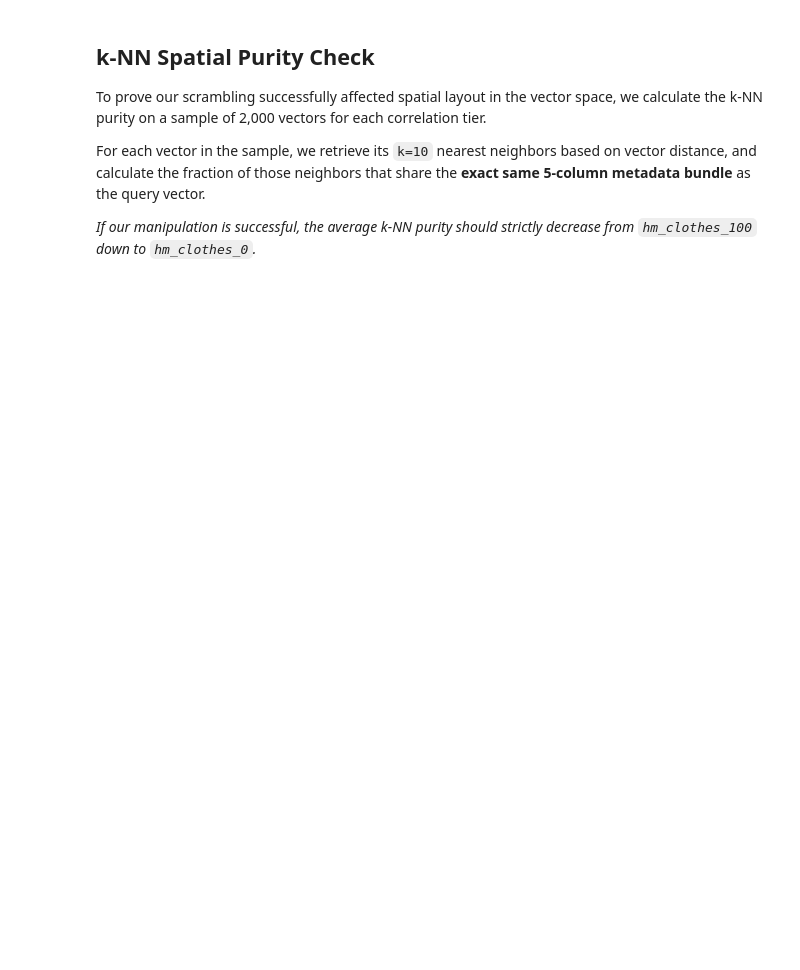
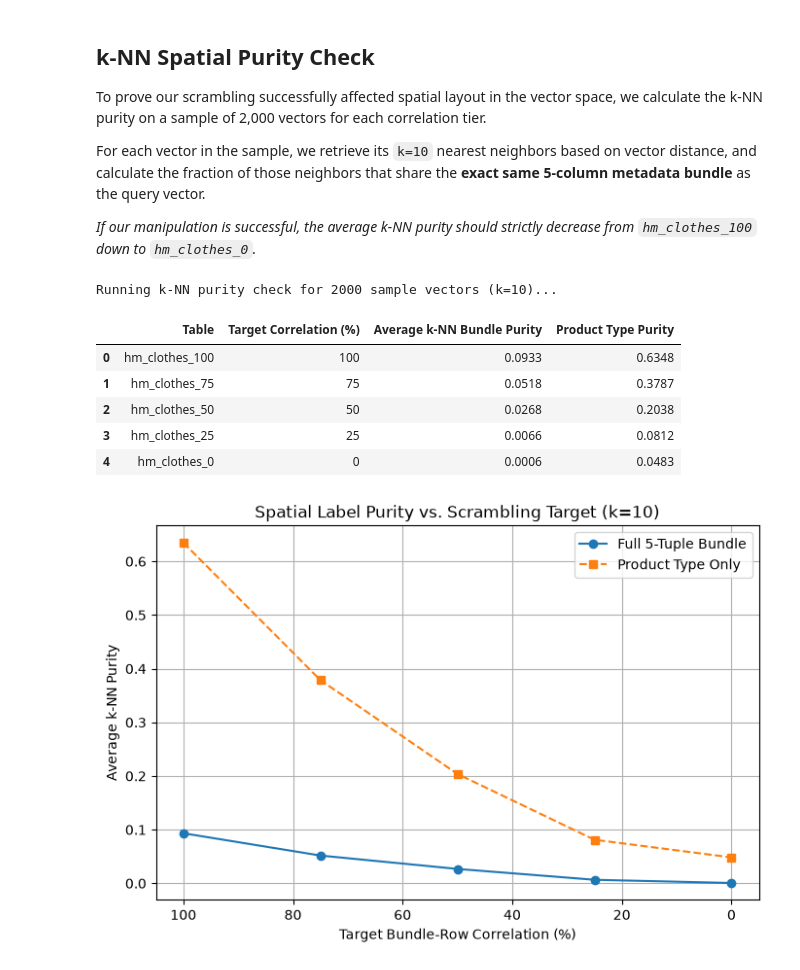
Before and after one commit to AnushkaIsuranga/BSC_Research_Route_Threshold_Huristic, a Jupyter notebook: notebooks/correlation_verification.ipynb, the cells around one changed output. Saved outputs shown, nothing was run; the diff lists cells and outputs as text; code cells hidden in the pictures; blank space fills up the shorter version.

```diff
--- a/notebooks/correlation_verification.ipynb
+++ b/notebooks/correlation_verification.ipynb
@@ -21,7 +21,7 @@ conn = psycopg2.connect(
     port=os.getenv("POSTGRES_HOST_PORT", "5433"),
 )
 
-data_dir = os.path.join("ann-filtering-benchmark-datasets", "data")
+data_dir = os.path.join("..", "ann-filtering-benchmark-datasets", "data")
 payloads_path = os.path.join(data_dir, "payloads.jsonl")
 
 target_columns = [
@@ -82,6 +91,7 @@ print(f"Running k-NN purity check for {sample_size} sample vectors (k={k_neighbo
 
 for table in tables:
     purity_scores = []
+    purity_scores_ptype = []
 
     with conn.cursor() as cur:
         for vid in sample_ids:
@@ -101,34 +111,49 @@ for table in tables:
             cur.execute(f"""
                 SELECT index_group_name, product_type_name, garment_group_name, perceived_colour_master_name, graphical_appearance_name
                 FROM {table}
                 WHERE vector_id != %s
-                ORDER BY embedding <-> %s
+                ORDER BY embedding::halfvec(2048) <=> %s::halfvec(2048)
                 LIMIT %s
             """, (vid, query_emb, k_neighbors))
 
             neighbors = cur.fetchall()
 
             # Purity: how many neighbors share the exact same bundle?
             matches = sum(1 for n in neighbors if tuple(n) == query_bundle)
             purity_scores.append(matches / k_neighbors)
+            matches_ptype = sum(1 for n in neighbors if n[1] == query_bundle[1])
+            purity_scores_ptype.append(matches_ptype / k_neighbors)
 
     avg_purity = np.mean(purity_scores)
+    avg_purity_ptype = np.mean(purity_scores_ptype)
 
     purity_results.append({
         "Table": table,
         "Target Correlation (%)": int(table.split("_")[-1]),
-        "Average k-NN Purity": round(avg_purity, 4)
+        "Average k-NN Bundle Purity": round(avg_purity, 4),
+        "Product Type Purity": round(avg_purity_ptype, 4)
     })
 
 purity_df = pd.DataFrame(purity_results)
 display(purity_df)
 
 # Plot
 plt.figure(figsize=(8, 5))
-plt.plot(purity_df["Target Correlation (%)"], purity_df["Average k-NN Purity"], marker='o', linestyle='-')
+plt.plot(purity_df["Target Correlation (%)"], purity_df["Average k-NN Bundle Purity"], marker='o', linestyle='-', label='Full 5-Tuple Bundle')
+plt.plot(purity_df["Target Correlation (%)"], purity_df["Product Type Purity"], marker='s', linestyle='--', label='Product Type Only')
+plt.legend()
 plt.title(f"Spatial Label Purity vs. Scrambling Target (k={k_neighbors})")
 plt.xlabel("Target Bundle-Row Correlation (%)")
-plt.ylabel("Average k-NN Bundle Purity")
+plt.ylabel("Average k-NN Purity")
 plt.grid(True)
 plt.gca().invert_xaxis() # 100 to 0
 plt.show()
+# %% [output]
+Running k-NN purity check for 2000 sample vectors (k=10)...
+|  | Table | Target Correlation (%) | Average k-NN Bundle Purity | Product Type Purity |
+| 0 | hm_clothes_100 | 100 | 0.0933 | 0.6348 |
+| 1 | hm_clothes_75 | 75 | 0.0518 | 0.3787 |
+| 2 | hm_clothes_50 | 50 | 0.0268 | 0.2038 |
+| 3 | hm_clothes_25 | 25 | 0.0066 | 0.0812 |
+| 4 | hm_clothes_0 | 0 | 0.0006 | 0.0483 |
+[figure, added]
```
Also changed, not shown: parts of 2 cells of this notebook, 1 other file.
